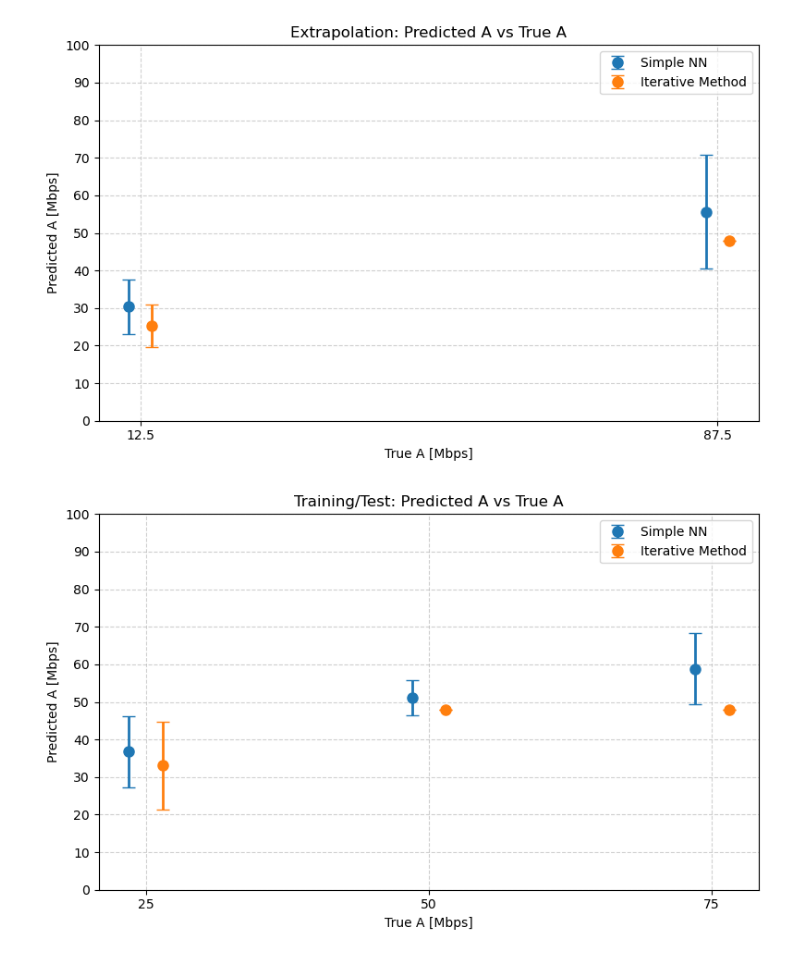
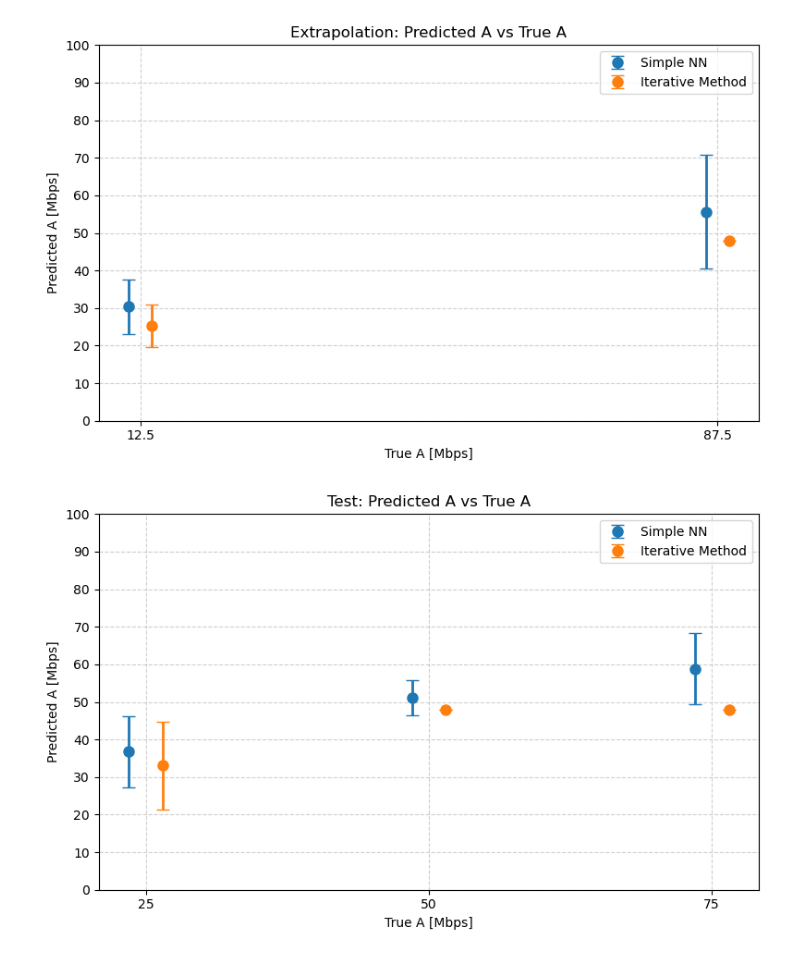
Before and after one commit to MKumar-12/UDP_ML_col867, a Jupyter notebook: 3. Interpolation_Extrapolation_Merged.ipynb, the cells around one changed output. Saved outputs shown, nothing was run; the diff lists cells and outputs as text; code cells hidden in the pictures.

```diff
--- a/Interpolation_Extrapolation_Merged.ipynb
+++ b/3. Interpolation_Extrapolation_Merged.ipynb
@@ -220,6 +220,6 @@ plot_grouped_predictions(
 [figure]
 # %%
 plot_grouped_predictions(A_train_true, pred_train_simple[:, 0], pred_train_iter[:, 0],
-                         ylabel="A", title="Training/Test: Predicted A vs True A")
+                         ylabel="A", title="Test: Predicted A vs True A")
 # %% [output]
-[figure, old version]
+[figure, new version]
```
Also changed, not shown: parts of 1 cell of this notebook.
